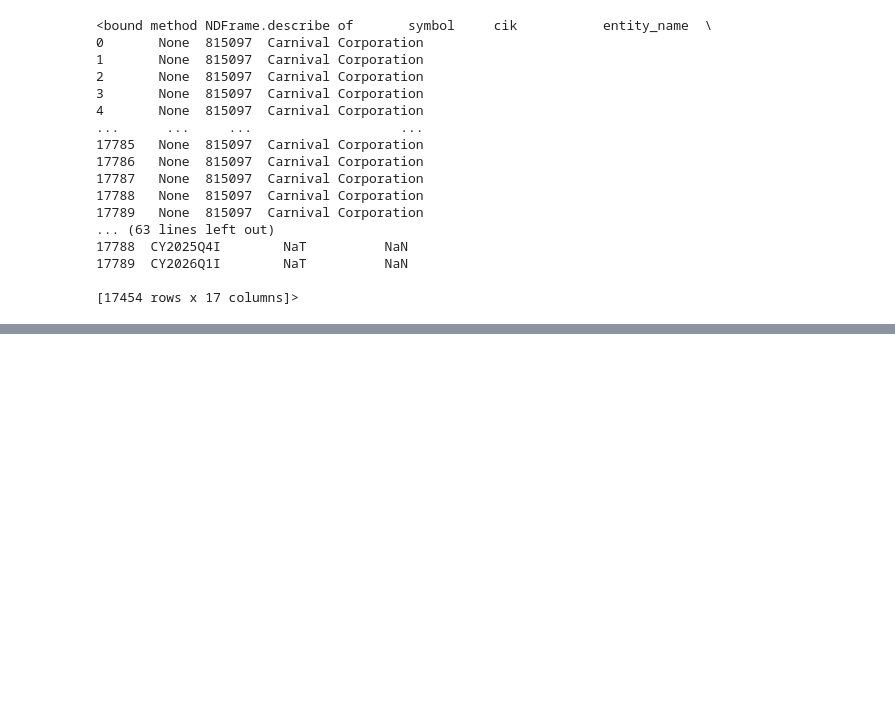
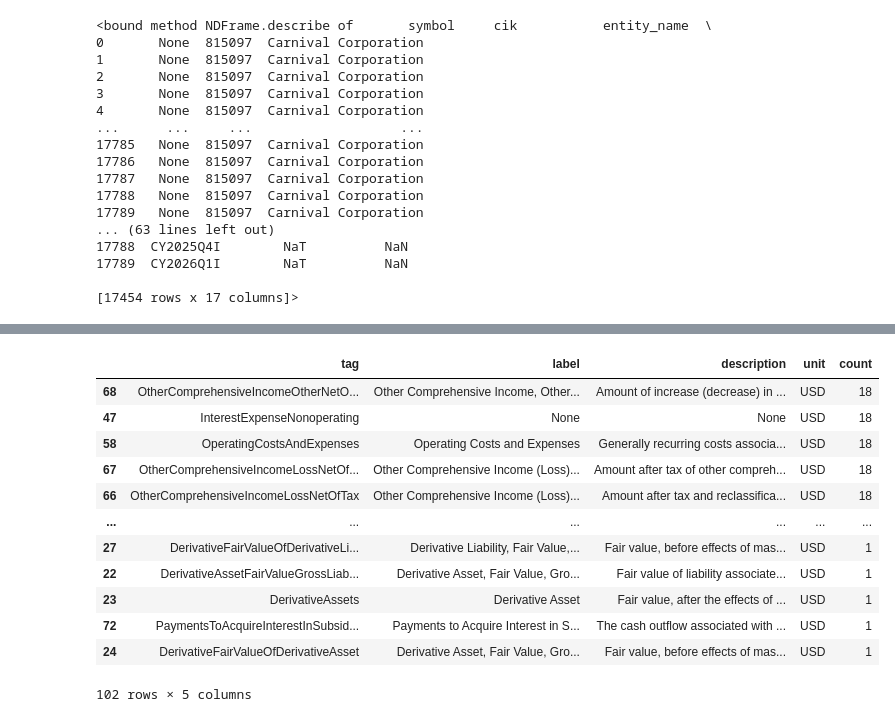
Before and after one commit to Nicholas-Sanso/Indicators, a Jupyter notebook: FCFE_FCFF_automated_manualSorting.ipynb, the cells around one changed output, grey strips where cells are left out. Cells and saved outputs as stored; diff of their text form; code cells hidden in the pictures; blank space fills up the shorter version.

```diff
--- a/FCFE_FCFF_automated_manualSorting.ipynb
+++ b/FCFE_FCFF_automated_manualSorting.ipynb
@@ -153,0 +200,11 @@ print(CCL_clean_2.shape)
+# %%
+CCL_manual_unique_tags = (
+    CCL_manual_review_items[
+        ["tag", "label", "description", "unit"]
+    ]
+    .drop_duplicates(subset=["tag"])
+    .sort_values("tag")
+    .reset_index(drop=True)
+)
+
+CCL_manual_unique_tags
@@ -153,0 +225,30 @@ print(CCL_clean_2.shape)
+# %%
+tag_counts = (
+    CCL_manual_review_items["tag"]
+    .value_counts()
+    .rename("count")
+    .reset_index()
+    .rename(columns={"index": "tag"})
+)
+
+CCL_manual_unique_tags = CCL_manual_unique_tags.merge(
+    tag_counts,
+    on="tag",
+    how="left"
+)
+
+CCL_manual_unique_tags.sort_values("count", ascending=False)
+# %% [output]
+|  | tag | label | description | unit | count |
+| 68 | OtherComprehensiveIncomeOtherNetO... | Other Comprehensive Income, Other... | Amount of increase (decrease) in ... | USD | 18 |
+| 47 | InterestExpenseNonoperating | None | None | USD | 18 |
+| 58 | OperatingCostsAndExpenses | Operating Costs and Expenses | Generally recurring costs associa... | USD | 18 |
+| 67 | OtherComprehensiveIncomeLossNetOf... | Other Comprehensive Income (Loss)... | Amount after tax of other compreh... | USD | 18 |
+| 66 | OtherComprehensiveIncomeLossNetOfTax | Other Comprehensive Income (Loss)... | Amount after tax and reclassifica... | USD | 18 |
+| ... | ... | ... | ... | ... | ... |
+| 27 | DerivativeFairValueOfDerivativeLi... | Derivative Liability, Fair Value,... | Fair value, before effects of mas... | USD | 1 |
+| 22 | DerivativeAssetFairValueGrossLiab... | Derivative Asset, Fair Value, Gro... | Fair value of liability associate... | USD | 1 |
+| 23 | DerivativeAssets | Derivative Asset | Fair value, after the effects of ... | USD | 1 |
+| 72 | PaymentsToAcquireInterestInSubsid... | Payments to Acquire Interest in S... | The cash outflow associated with ... | USD | 1 |
+| 24 | DerivativeFairValueOfDerivativeAsset | Derivative Asset, Fair Value, Gro... | Fair value, before effects of mas... | USD | 1 |
+102 rows × 5 columns
```
Also changed, not shown: parts of 8 cells of this notebook.
